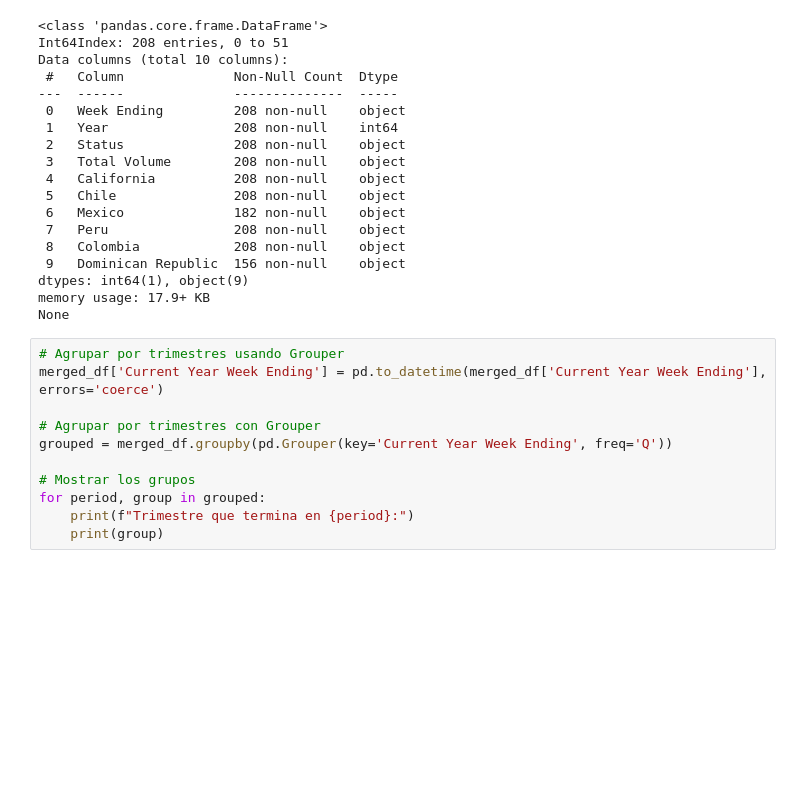
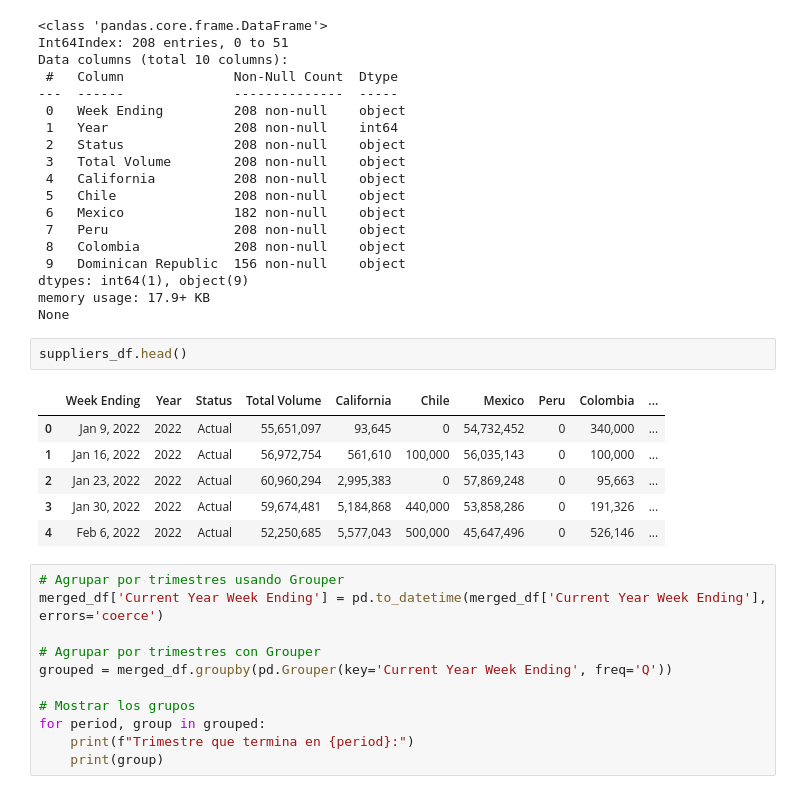
Before and after one commit to arboldeku/Avocado-2.0, a Jupyter notebook: code/import.ipynb, the cells around one changed output. Cells and saved outputs as stored; diff of their text form; blank space fills up the shorter version.

```diff
--- a/code/import.ipynb
+++ b/code/import.ipynb
@@ -166,6 +166,15 @@ Data columns (total 10 columns):
 dtypes: int64(1), object(9)
 memory usage: 17.9+ KB
 None
+# %%
+suppliers_df.head()
+# %% [output]
+|  | Week Ending | Year | Status | Total Volume | California | Chile | Mexico | Peru | Colombia | ... |
+| 0 | Jan 9, 2022 | 2022 | Actual | 55,651,097 | 93,645 | 0 | 54,732,452 | 0 | 340,000 | ... |
+| 1 | Jan 16, 2022 | 2022 | Actual | 56,972,754 | 561,610 | 100,000 | 56,035,143 | 0 | 100,000 | ... |
+| 2 | Jan 23, 2022 | 2022 | Actual | 60,960,294 | 2,995,383 | 0 | 57,869,248 | 0 | 95,663 | ... |
+| 3 | Jan 30, 2022 | 2022 | Actual | 59,674,481 | 5,184,868 | 440,000 | 53,858,286 | 0 | 191,326 | ... |
+| 4 | Feb 6, 2022 | 2022 | Actual | 52,250,685 | 5,577,043 | 500,000 | 45,647,496 | 0 | 526,146 | ... |
 # %%
 # Agrupar por trimestres usando Grouper
 merged_df['Current Year Week Ending'] = pd.to_datetime(merged_df['Current Year Week Ending'], errors='coerce')
```
